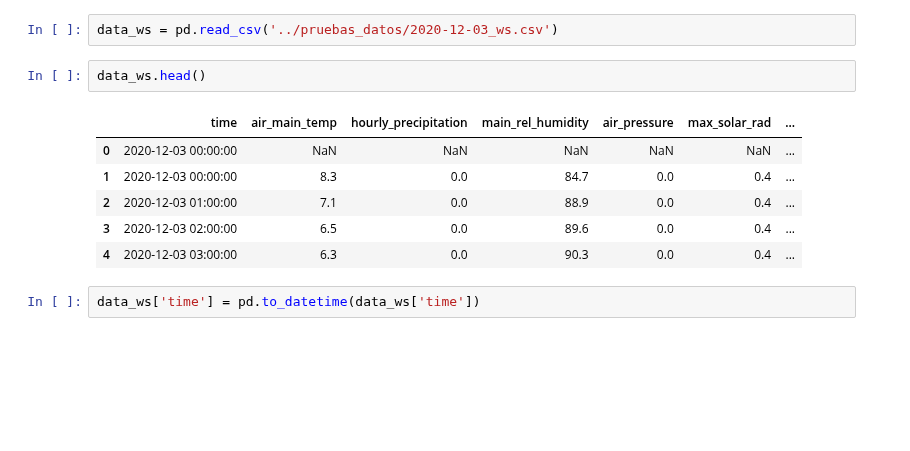
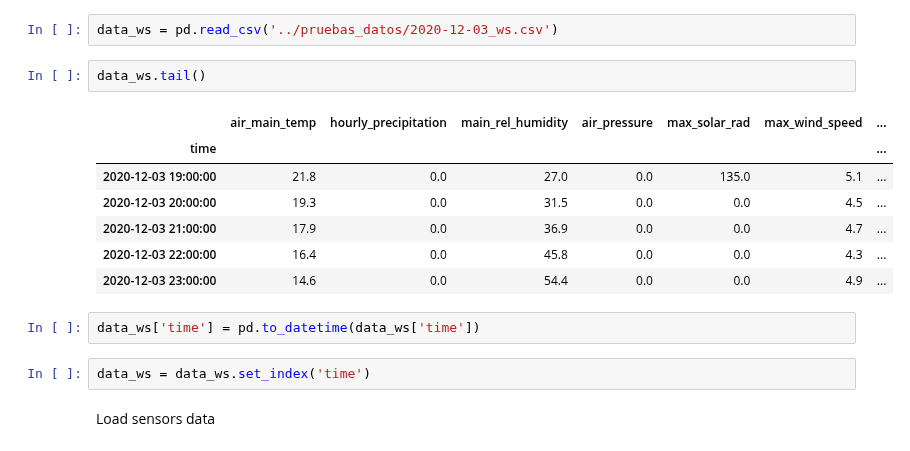
Before and after one commit to hernanlira/hl_frost, a Jupyter notebook: 01_datamanip_ws.ipynb, the cells around one changed output. Drawn from its saved outputs; the diff is of its cells as text; blank space fills up the shorter version.

```diff
--- a/01_datamanip_ws.ipynb
+++ b/01_datamanip_ws.ipynb
@@ -5,13 +6,18 @@ Load weather stations data
 # %%
 data_ws = pd.read_csv('../pruebas_datos/2020-12-03_ws.csv')
 # %%
-data_ws.head()
+data_ws.tail()
 # %% [output]
-|  | time | air_main_temp | hourly_precipitation | main_rel_humidity | air_pressure | max_solar_rad | ... |
-| 0 | 2020-12-03 00:00:00 | NaN | NaN | NaN | NaN | NaN | ... |
-| 1 | 2020-12-03 00:00:00 | 8.3 | 0.0 | 84.7 | 0.0 | 0.4 | ... |
-| 2 | 2020-12-03 01:00:00 | 7.1 | 0.0 | 88.9 | 0.0 | 0.4 | ... |
-| 3 | 2020-12-03 02:00:00 | 6.5 | 0.0 | 89.6 | 0.0 | 0.4 | ... |
-| 4 | 2020-12-03 03:00:00 | 6.3 | 0.0 | 90.3 | 0.0 | 0.4 | ... |
+|  | air_main_temp | hourly_precipitation | main_rel_humidity | air_pressure | max_solar_rad | max_wind_speed | ... |
+| time |  |  |  |  |  |  | ... |
+| 2020-12-03 19:00:00 | 21.8 | 0.0 | 27.0 | 0.0 | 135.0 | 5.1 | ... |
+| 2020-12-03 20:00:00 | 19.3 | 0.0 | 31.5 | 0.0 | 0.0 | 4.5 | ... |
+| 2020-12-03 21:00:00 | 17.9 | 0.0 | 36.9 | 0.0 | 0.0 | 4.7 | ... |
+| 2020-12-03 22:00:00 | 16.4 | 0.0 | 45.8 | 0.0 | 0.0 | 4.3 | ... |
+| 2020-12-03 23:00:00 | 14.6 | 0.0 | 54.4 | 0.0 | 0.0 | 4.9 | ... |
 # %%
 data_ws['time'] = pd.to_datetime(data_ws['time'])
+# %%
+data_ws = data_ws.set_index('time')
+# %% [markdown]
+Load sensors data
```
Also changed, not shown: parts of 9 cells of this notebook, 1 other file.
